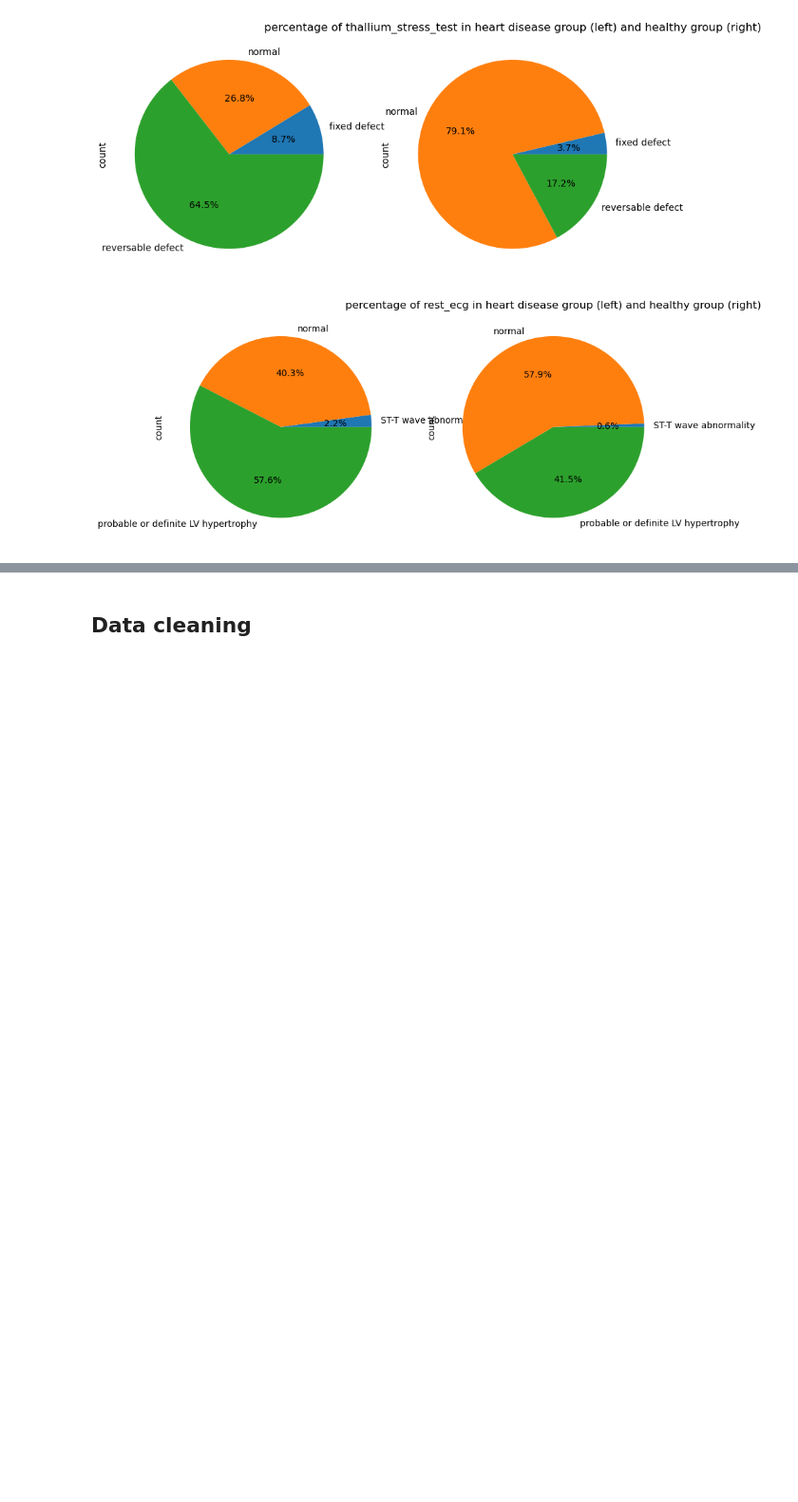
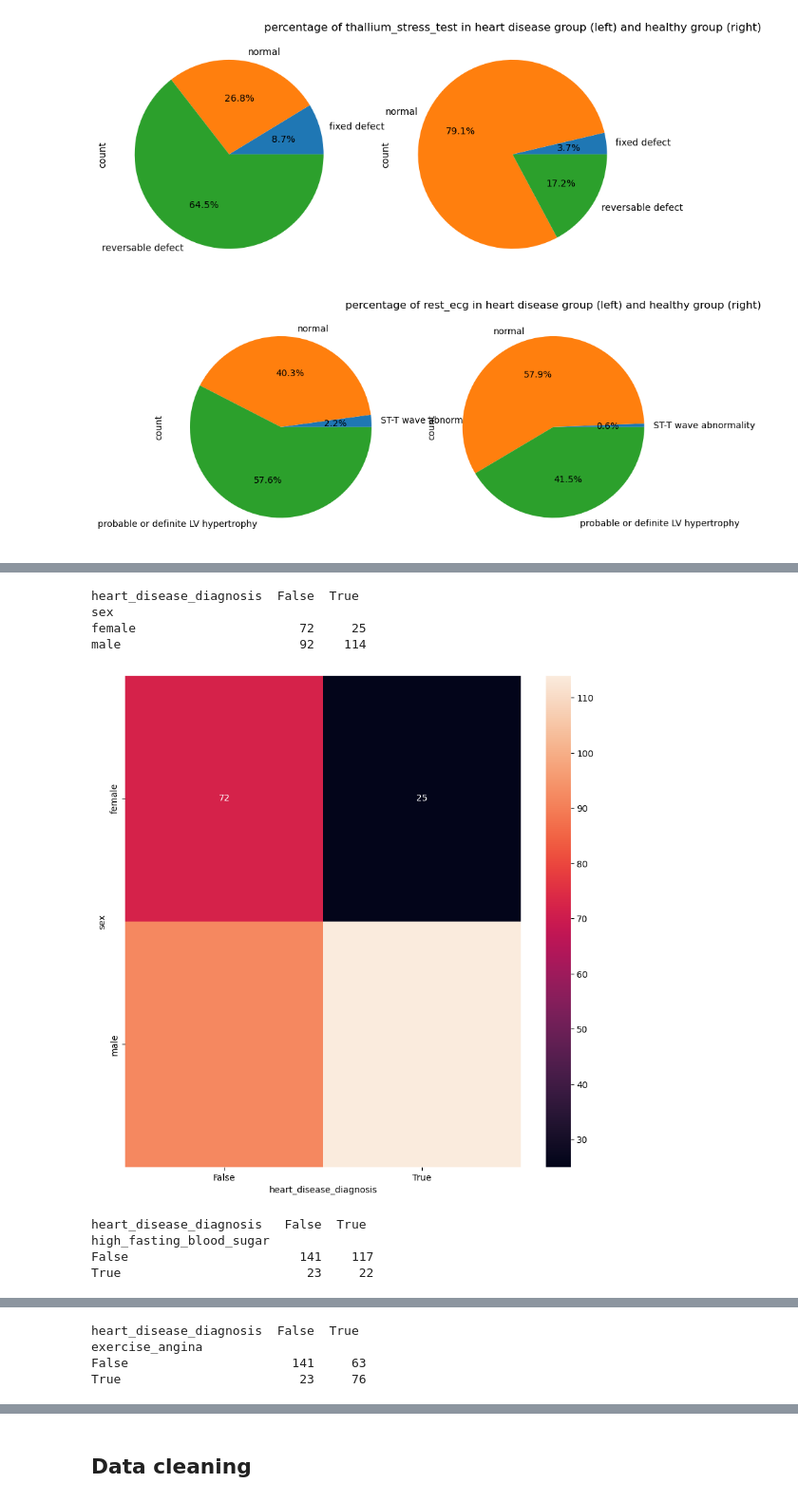
Before and after one commit to paulinedao/heart_disease, a Jupyter notebook: heart_disease.ipynb, the cells around one changed output, grey strips where cells are left out. Shown at 95% size. Drawn from its saved outputs; the diff is of its cells as text; code cells hidden in the pictures; blank space fills up the shorter version.

Commit message:
function for contingency table

```diff
--- a/heart_disease.ipynb
+++ b/heart_disease.ipynb
@@ -398,0 +401,11 @@ for column in categorical_columns:
+# %%
+# contingency table with boolean_columns = ['sex', 'high_fasting_blood_sugar', 'exercise_angina'] and disease or healthy groups
+
+
+def contingency_table(data, column):
+    data_crosstab = pd.crosstab(index=[data[column]], columns=data['heart_disease_diagnosis'])#, margins = False)
+    print(data_crosstab)
+    fig = plt.figure(figsize = (10,10))
+    fig.add_subplot()
+    sns.heatmap(data_crosstab, annot = True, fmt="d")
+    plt.show()
@@ -398,0 +423,13 @@ for column in categorical_columns:
+# %%
+for column in boolean_columns:
+    contingency_table(df, column)
+# %% [output]
+heart_disease_diagnosis  False  True
+sex
+female                      72     25
+male                        92    114
+[figure, added]
+heart_disease_diagnosis   False  True
+high_fasting_blood_sugar
+False                       141    117
+True                         23     22
@@ -398,0 +437,4 @@ for column in categorical_columns:
+heart_disease_diagnosis  False  True
+exercise_angina
+False                      141     63
+True                        23     76
```
Also changed, not shown: parts of 3 cells of this notebook.
